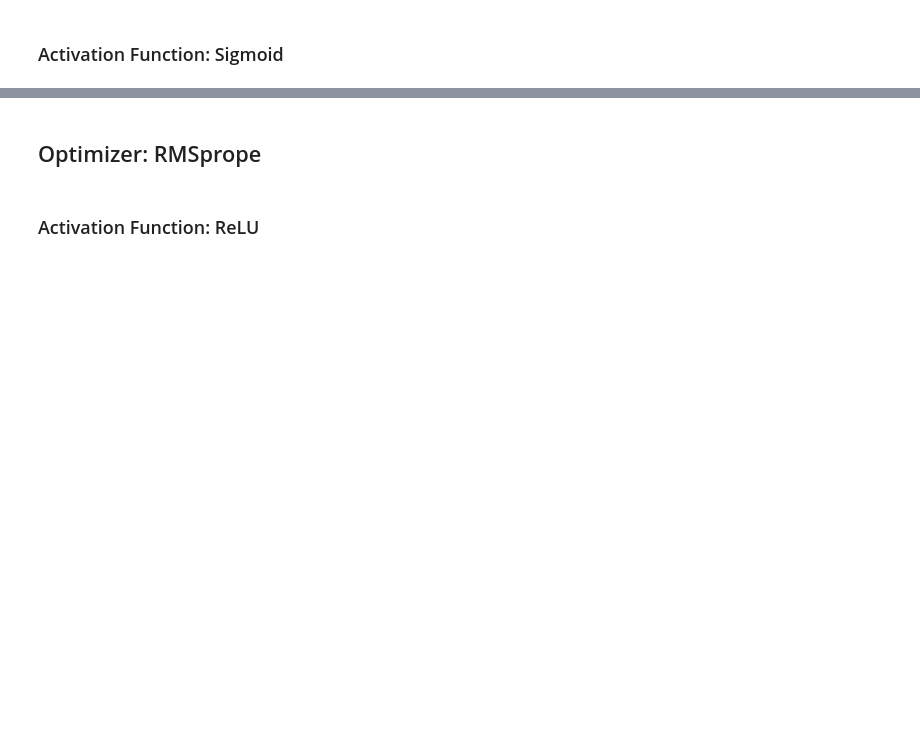
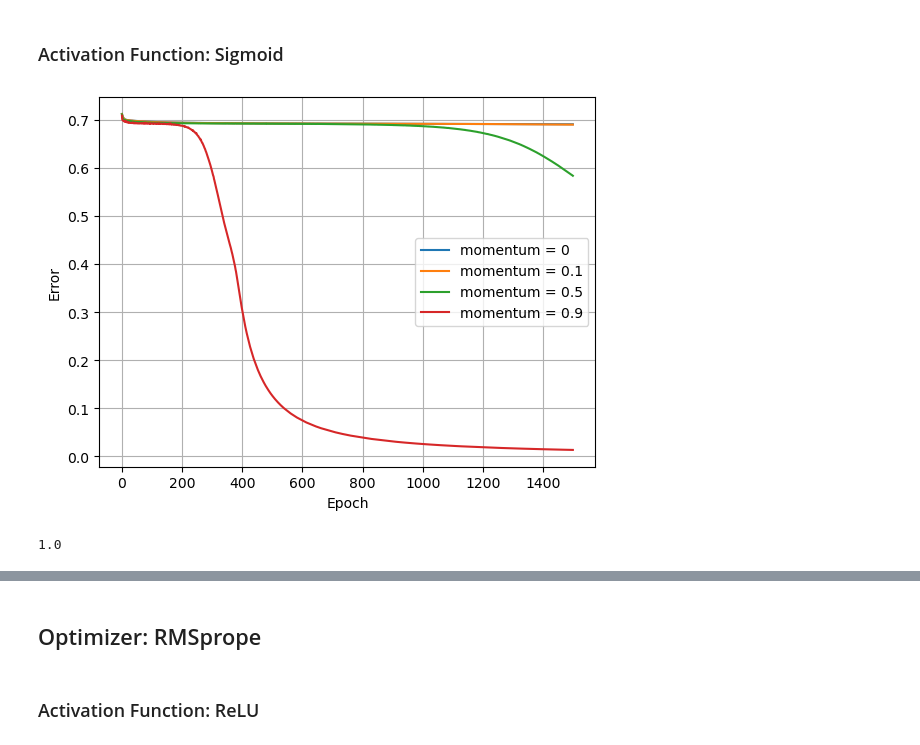
Before and after one commit to jh2737/SysEn5888, a Jupyter notebook: homework/hw1.ipynb, the cells around one changed output, grey strips where cells are left out. Cells and saved outputs as stored; diff of their text form; code cells hidden in the pictures; blank space fills up the shorter version.

```diff
--- a/homework/hw1.ipynb
+++ b/homework/hw1.ipynb
@@ -151,12 +141,27 @@ plot_loss(history4)
 # %% [markdown]
 ### Activation Function: Sigmoid
 # %%
-model1 = get_model_sgd('sigmoid',0)
-model2 = get_model_sgd('sigmoid', 0.1)
-model3 = get_model_sgd('sigmoid',0.5)
-model4 = get_model_sgd('sigmoid',0.9)
+sgd_sigmoid1 = get_model_sgd('sigmoid',0)
+sgd_sigmoid2 = get_model_sgd('sigmoid', 0.1)
+sgd_sigmoid3 = get_model_sgd('sigmoid',0.5)
+sgd_sigmoid4 = get_model_sgd('sigmoid',0.9)
 
-history1 = model1.fit(train_features, train_labels, epochs=1000, verbose=0, validation_split = 0.2)
-history2 = model2.fit(train_features, train_labels, epochs=1000, verbose=0, validation_split = 0.2)
-history3 = model3.fit(train_features, train_labels, epochs=1000, verbose=0, validation_split = 0.2)
-history4 = model4.fit(train_features, train_labels, epochs=1000, verbose=0, validation_split = 0.2)
+history_sgd_sigmoid1 = sgd_sigmoid1.fit(train_features, train_labels, epochs=1500, verbose=0, validation_split = 0.2)
+history_sgd_sigmoid2 = sgd_sigmoid2.fit(train_features, train_labels, epochs=1500, verbose=0, validation_split = 0.2)
+history_sgd_sigmoid3 = sgd_sigmoid3.fit(train_features, train_labels, epochs=1500, verbose=0, validation_split = 0.2)
+history_sgd_sigmoid4 = sgd_sigmoid4.fit(train_features, train_labels, epochs=1500, verbose=0, validation_split = 0.2)
+# %%
+plt.plot(history_sgd_sigmoid1.history['loss'], label='momentum = 0')
+plt.plot(history_sgd_sigmoid2.history['loss'], label='momentum = 0.1')
+plt.plot(history_sgd_sigmoid3.history['loss'], label='momentum = 0.5')
+plt.plot(history_sgd_sigmoid4.history['loss'], label='momentum = 0.9')
+plt.xlabel('Epoch')
+plt.ylabel('Error')
+plt.legend()
+plt.grid(True)
+# %% [output]
+[figure, added]
+# %%
+sgd_sigmoid4.evaluate(train_features, train_labels, verbose=0)[1]
+# %% [output]
+1.0
```
Also changed, not shown: parts of 56 cells of this notebook, 4 other files.
